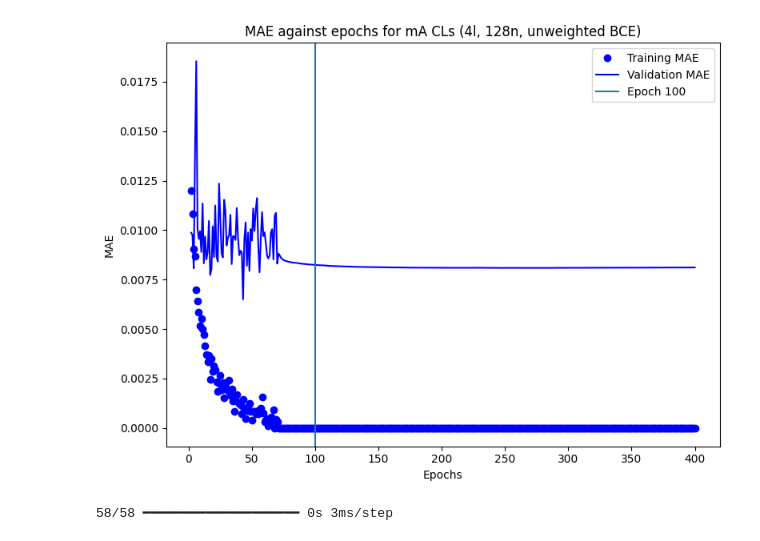
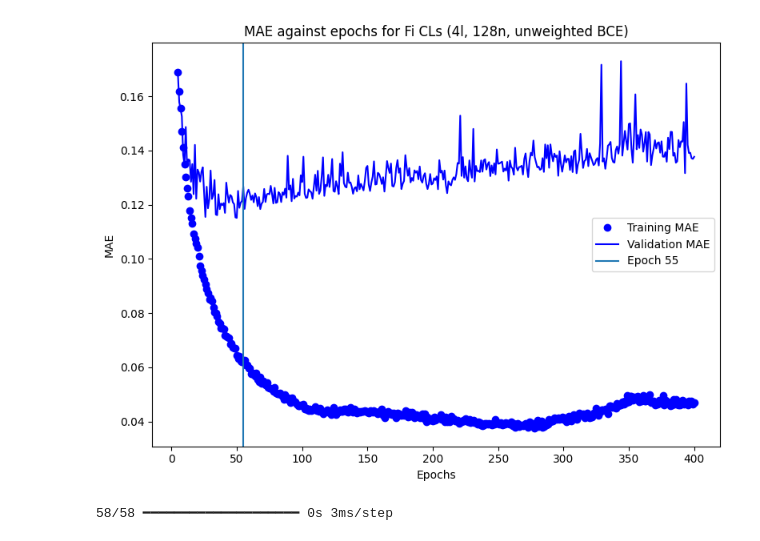
Before and after one commit to benvlasto/MPhys-Project, a Jupyter notebook: notebooks/CLs_model.ipynb, the cells around one changed output. Saved outputs shown, nothing was run; the diff lists cells and outputs as text; code cells hidden in the pictures.

```diff
--- a/notebooks/CLs_model.ipynb
+++ b/notebooks/CLs_model.ipynb
@@ -12,7 +12,8 @@ input_parameters = ["M_1", "M_2", "mu", "tan_beta", "M_3", "At", "Ab", "Atau", "
 
 CLs_labels = ['FullHad', '1Lbb', '2L0J', '2L2J', 'Compressed', '3LOffshell', '3LOnshell', '4L', 'DisappearingTrack', 'h_to_inv', 'mA']
 CLs_labels = [label+'__ObsCLs' for label in CLs_labels]
-chosen_CLs = CLs_labels[10]
+CLs_labels.append("Final__CLs")
+chosen_CLs = CLs_labels[-1]
 
 training_cols = input_parameters
 training_cols.append(chosen_CLs)
@@ -122,23 +123,23 @@ avg_train_accuracy = avg_train_accuracy.mean(axis=0)
 # %%
 # Plot training and validation accuracy for each epoch
 
-best_epoch = 100
-cut = 1
+best_epoch = 55
+cut = 4
 epochs = range(cut+1, num_epochs + 1)
 plt.figure(figsize=(8,6))
 plt.plot(epochs, avg_train_accuracy[cut:], "bo", label="Training MAE")
 plt.plot(epochs, avg_val_accuracy[cut:], "b", label="Validation MAE")
 plt.axvline(best_epoch, label=f"Epoch {best_epoch}")
 #plt.axhline(0.1115)
 plt.title(f"MAE against epochs for {chosen_CLs[:-8]} CLs (4l, 128n, unweighted BCE)")
 plt.xlabel("Epochs")
 plt.ylabel("MAE")
 plt.legend()
 plt.tight_layout()
-plt.savefig(f"../plots/fitting_different_CLs/training_info_{chosen_CLs[:-8]}.png")
+#plt.savefig(f"../plots/fitting_different_CLs/training_info_{chosen_CLs[:-8]}.png")
 plt.show()
 # %% [output]
-[figure, old version]
+[figure, new version]
 # %%
 # Train new model on all of the available data
 
```
Also changed, not shown: parts of 2 cells of this notebook, 5 other files.
